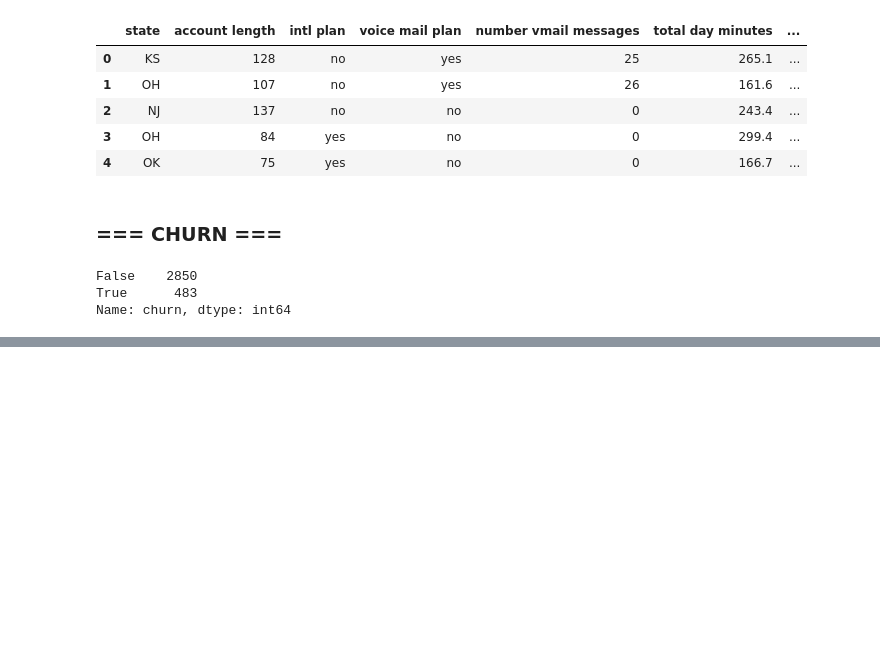
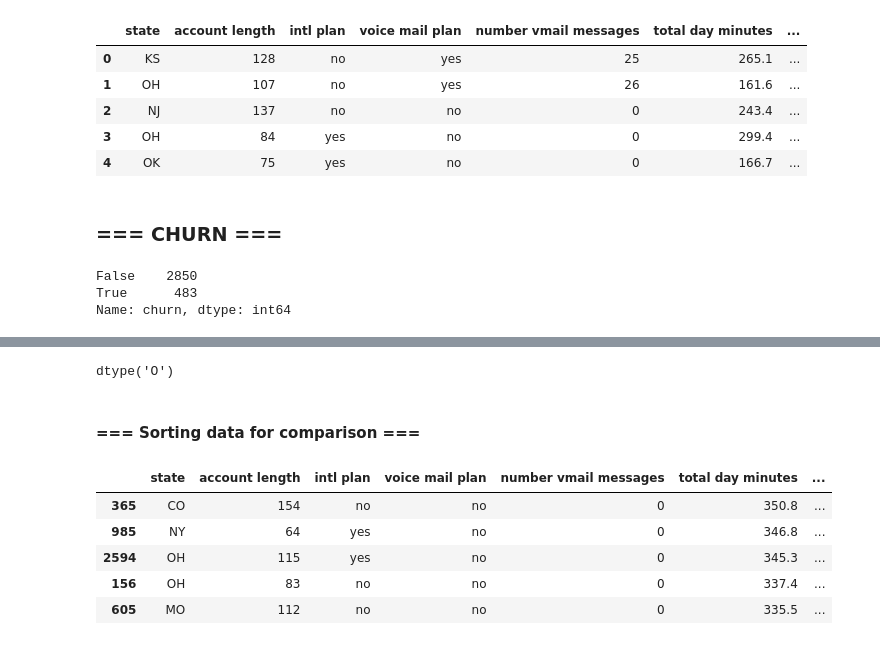
Before and after one commit to StewartStack/DAStudyBackups, a Jupyter notebook: DataStudies2/telchurn_DA.ipynb, the cells around one changed output, grey strips where cells are left out. Cells and saved outputs as stored; diff of their text form; code cells hidden in the pictures; blank space fills up the shorter version.

```diff
--- a/DataStudies2/telchurn_DA.ipynb
+++ b/DataStudies2/telchurn_DA.ipynb
@@ -225,0 +279,19 @@ Name: churn, dtype: int64
+# %%
+# The datatype has been changed to O for object
+telchurn['churn'].dtype
+# %% [output]
+dtype('O')
+# %% [markdown]
+#### === Sorting data for comparison ===
+# %%
+# Sort by one column
+# Sorting a dataframe by value of one of the variables
+# Can sort by total day charge (use ascending = False to sort to descending order) does ascending by default
+telchurn.sort_values(by = 'total day charge', ascending = False).head()
+# %% [output]
+|  | state | account length | intl plan | voice mail plan | number vmail messages | total day minutes | ... |
+| 365 | CO | 154 | no | no | 0 | 350.8 | ... |
+| 985 | NY | 64 | yes | no | 0 | 346.8 | ... |
+| 2594 | OH | 115 | yes | no | 0 | 345.3 | ... |
+| 156 | OH | 83 | no | no | 0 | 337.4 | ... |
+| 605 | MO | 112 | no | no | 0 | 335.5 | ... |
```
Also changed, not shown: parts of 17 cells of this notebook.
